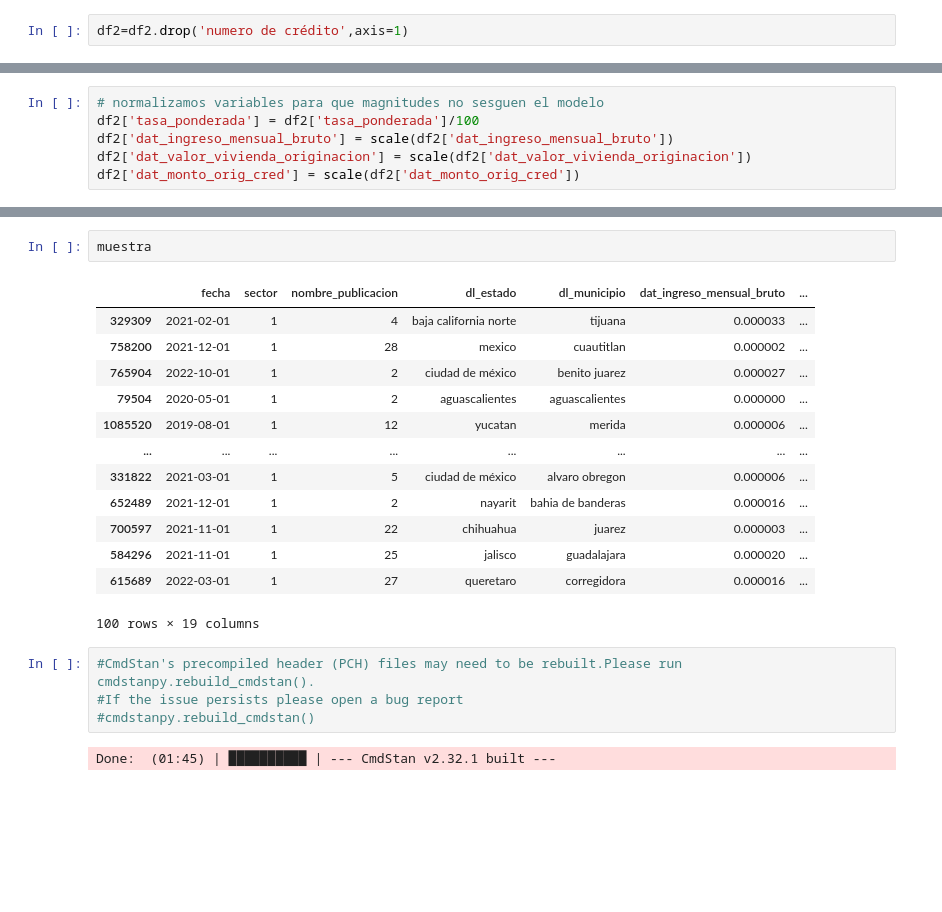
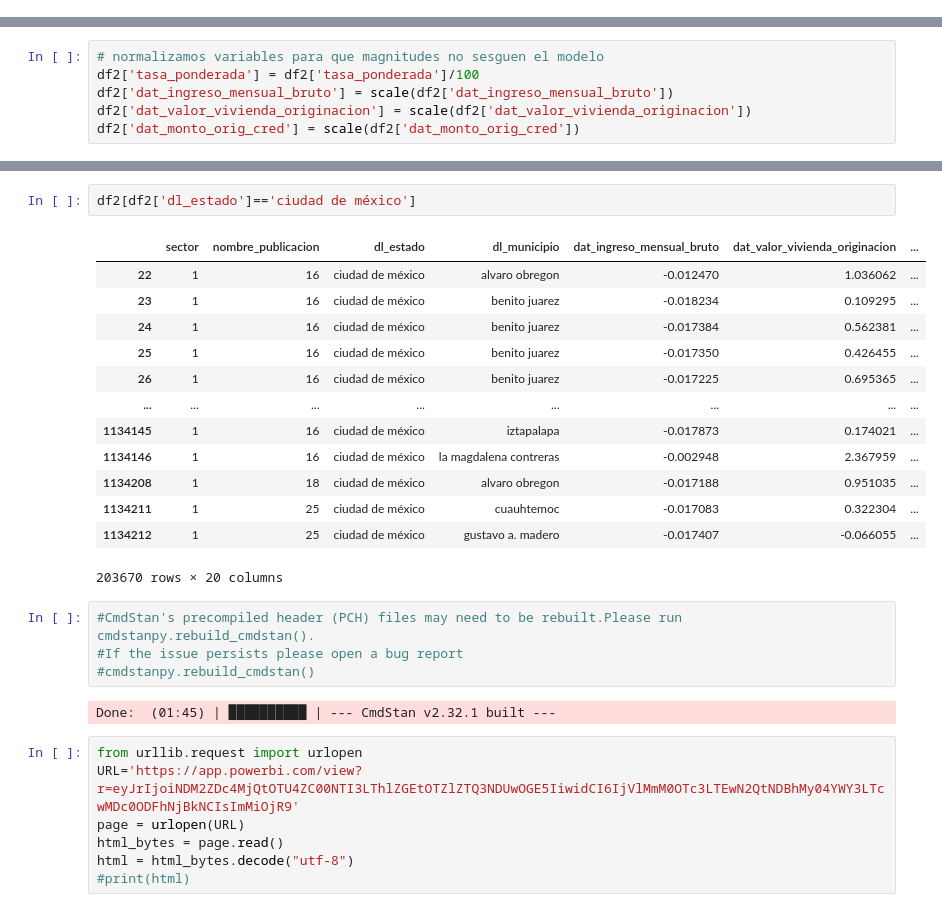
Before and after one commit to marcoyel21/bayesian_glm, a Jupyter notebook: draft/modelo_lineal_categ.ipynb, the cells around one changed output, grey strips where cells are left out. Saved outputs shown, nothing was run; the diff lists cells and outputs as text; blank space fills up the shorter version.

```diff
--- a/draft/modelo_lineal_categ.ipynb
+++ b/draft/modelo_lineal_categ.ipynb
@@ -178,2 +244,0 @@ lista_categ
-# %%
-df2=df2.drop('numero de crédito',axis=1)
@@ -238,22 +364,29 @@ Exception: tmp24vj6l25_model_namespace::tmp24vj6l25_model: ingreso[1] is -0.0170
-# %%
-muestra
-# %% [output]
-|  | fecha | sector | nombre_publicacion | dl_estado | dl_municipio | dat_ingreso_mensual_bruto | ... |
-| 329309 | 2021-02-01 | 1 | 4 | baja california norte | tijuana | 0.000033 | ... |
-| 758200 | 2021-12-01 | 1 | 28 | mexico | cuautitlan | 0.000002 | ... |
-| 765904 | 2022-10-01 | 1 | 2 | ciudad de méxico | benito juarez | 0.000027 | ... |
-| 79504 | 2020-05-01 | 1 | 2 | aguascalientes | aguascalientes | 0.000000 | ... |
-| 1085520 | 2019-08-01 | 1 | 12 | yucatan | merida | 0.000006 | ... |
-| ... | ... | ... | ... | ... | ... | ... | ... |
-| 331822 | 2021-03-01 | 1 | 5 | ciudad de méxico | alvaro obregon | 0.000006 | ... |
-| 652489 | 2021-12-01 | 1 | 2 | nayarit | bahia de banderas | 0.000016 | ... |
-| 700597 | 2021-11-01 | 1 | 22 | chihuahua | juarez | 0.000003 | ... |
-| 584296 | 2021-11-01 | 1 | 25 | jalisco | guadalajara | 0.000020 | ... |
-| 615689 | 2022-03-01 | 1 | 27 | queretaro | corregidora | 0.000016 | ... |
-100 rows × 19 columns
+# %%
+df2[df2['dl_estado']=='ciudad de méxico']
+# %% [output]
+|  | sector | nombre_publicacion | dl_estado | dl_municipio | dat_ingreso_mensual_bruto | dat_valor_vivienda_originacion | ... |
+| 22 | 1 | 16 | ciudad de méxico | alvaro obregon | -0.012470 | 1.036062 | ... |
+| 23 | 1 | 16 | ciudad de méxico | benito juarez | -0.018234 | 0.109295 | ... |
+| 24 | 1 | 16 | ciudad de méxico | benito juarez | -0.017384 | 0.562381 | ... |
+| 25 | 1 | 16 | ciudad de méxico | benito juarez | -0.017350 | 0.426455 | ... |
+| 26 | 1 | 16 | ciudad de méxico | benito juarez | -0.017225 | 0.695365 | ... |
+| ... | ... | ... | ... | ... | ... | ... | ... |
+| 1134145 | 1 | 16 | ciudad de méxico | iztapalapa | -0.017873 | 0.174021 | ... |
+| 1134146 | 1 | 16 | ciudad de méxico | la magdalena contreras | -0.002948 | 2.367959 | ... |
+| 1134208 | 1 | 18 | ciudad de méxico | alvaro obregon | -0.017188 | 0.951035 | ... |
+| 1134211 | 1 | 25 | ciudad de méxico | cuauhtemoc | -0.017083 | 0.322304 | ... |
+| 1134212 | 1 | 25 | ciudad de méxico | gustavo a. madero | -0.017407 | -0.066055 | ... |
+203670 rows × 20 columns
 # %%
 #CmdStan's precompiled header (PCH) files may need to be rebuilt.Please run cmdstanpy.rebuild_cmdstan().
 #If the issue persists please open a bug report
 #cmdstanpy.rebuild_cmdstan()
 # %% [output]
 Done:  (01:45) | ██████████ | --- CmdStan v2.32.1 built ---
+# %%
+from urllib.request import urlopen
+URL='https://app.powerbi.com/view?r=eyJrIjoiNDM2ZDc4MjQtOTU4ZC00NTI3LThlZGEtOTZlZTQ3NDUwOGE5IiwidCI6IjVlMmM0OTc3LTEwN2QtNDBhMy04YWY3LTcwMDc0ODFhNjBkNCIsImMiOjR9'
+page = urlopen(URL)
+html_bytes = page.read()
+html = html_bytes.decode("utf-8")
+#print(html)
```
Also changed, not shown: parts of 13 cells of this notebook.
